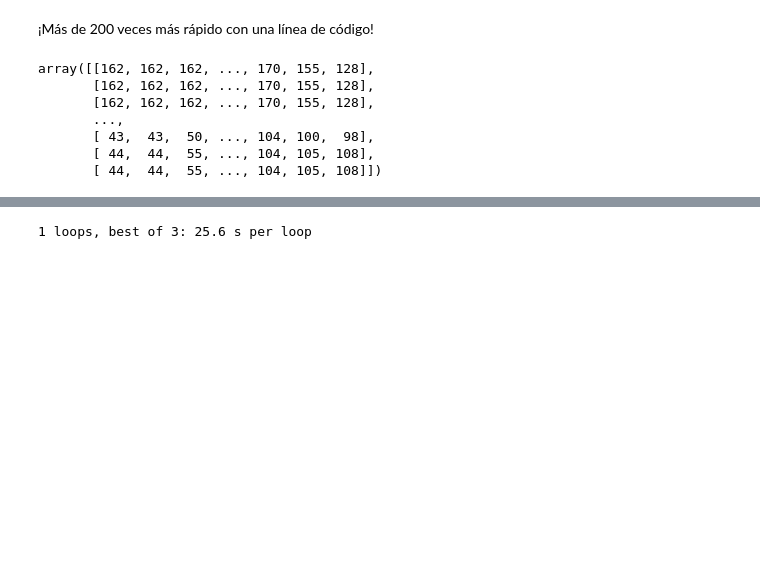
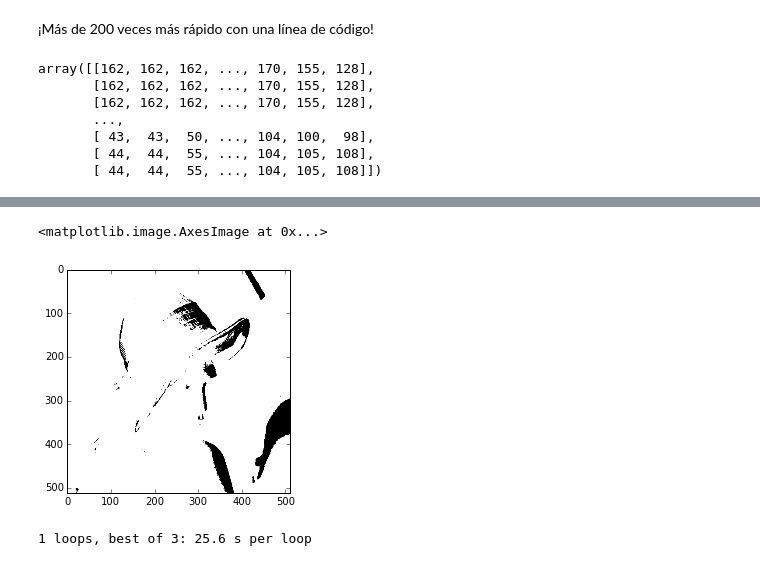
Before and after one commit to mgaitan/curso-python-cientifico, a Jupyter notebook: Clase 6.ipynb, the cells around one changed output, grey strips where cells are left out. Drawn from its saved outputs; the diff is of its cells as text; code cells hidden in the pictures; blank space fills up the shorter version.

```diff
--- a/Clase 6.ipynb
+++ b/Clase 6.ipynb
@@ -547,3 +546,8 @@ plt.imshow(image)
+# %%
+plt.imshow(image < 200)
+# %% [output]
+<matplotlib.image.AxesImage at 0x...>
+[figure, added]
 # %%
 import numpy as np
 
```
Also changed, not shown: parts of 1 cell of this notebook, 2 other files.
